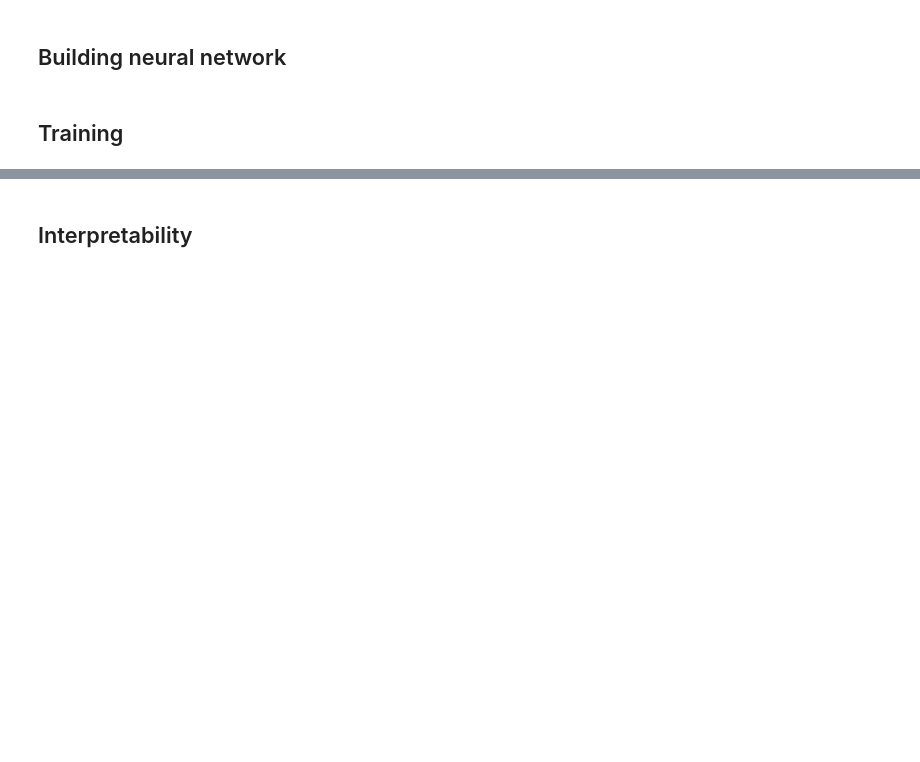
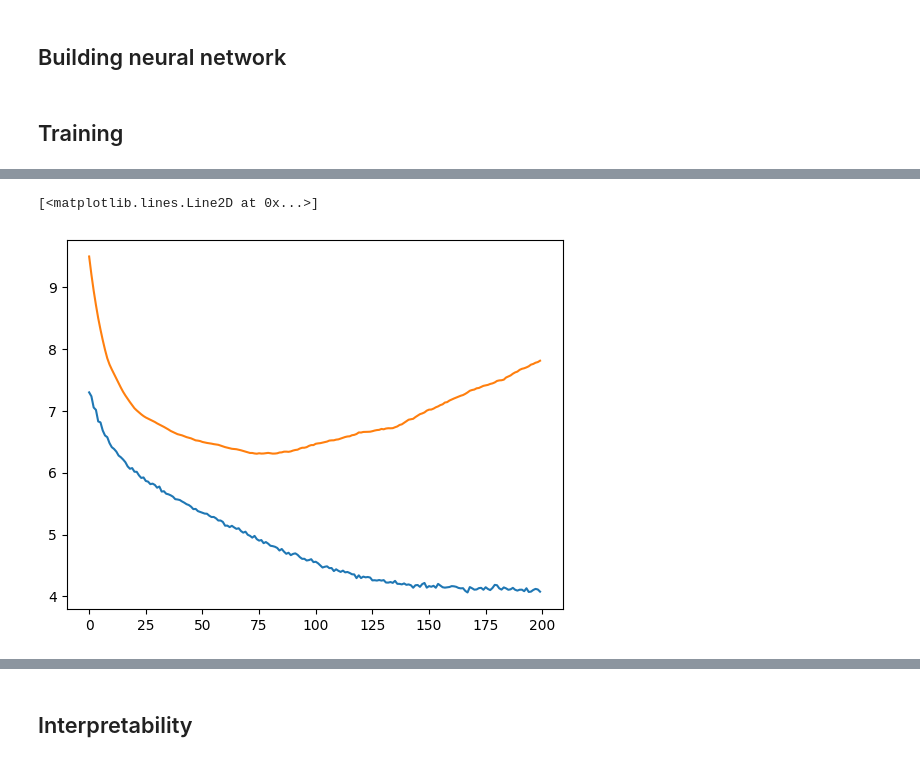
Before and after one commit to BDomzal/inks, a Jupyter notebook: inks_nn.ipynb, the cells around one changed output, grey strips where cells are left out. Saved outputs shown, nothing was run; the diff lists cells and outputs as text; code cells hidden in the pictures; blank space fills up the shorter version.

```diff
--- a/inks_nn.ipynb
+++ b/inks_nn.ipynb
@@ -115,0 +186,3 @@ y = inDKs_df[inks_colnames]
+# %%
+model = InksNet().to(device)
+print(model)
@@ -115,0 +198,27 @@ y = inDKs_df[inks_colnames]
+# %%
+def train_one_epoch(loader, epoch_index):
+    running_loss = 0.
+    last_loss = 0.
+
+    for i, data in enumerate(loader):
+
+        inputs, labels = data
+
+        optimizer.zero_grad()
+
+        outputs = model(inputs)
+
+        loss = loss_fn(outputs, labels)
+        loss.backward()
+
+        optimizer.step()
+
+        running_loss += loss.item()
+#         if i % loader.batch_size == (loader.batch_size - 1):
+#             last_loss = running_loss / loader.batch_size # loss per batch
+#             print('  batch {} loss: {}'.format(i + 1, last_loss))
+#             tb_x = epoch_index * len(training_loader) + i + 1
+#             tb_writer.add_scalar('Loss/train', last_loss, tb_x)
+#             running_loss = 0.
+    avg_loss = running_loss / len(loader) # loss per batch
+    return avg_loss
@@ -115,0 +309,17 @@ y = inDKs_df[inks_colnames]
+# %%
+plt.plot(train_losses)
+plt.plot(test_losses)
+#plt.ylim(0, 250)
+
+# nn.Linear(29, 50),
+# nn.ReLU(),
+# nn.Dropout(),
+# nn.Linear(50,29))
+
+#lr 0.0001
+#batch size 100
+#Adam
+#tylko rzeczywiste
+# %% [output]
+[<matplotlib.lines.Line2D at 0x...>]
+[figure, added]
```
Also changed, not shown: parts of 24 cells of this notebook.
